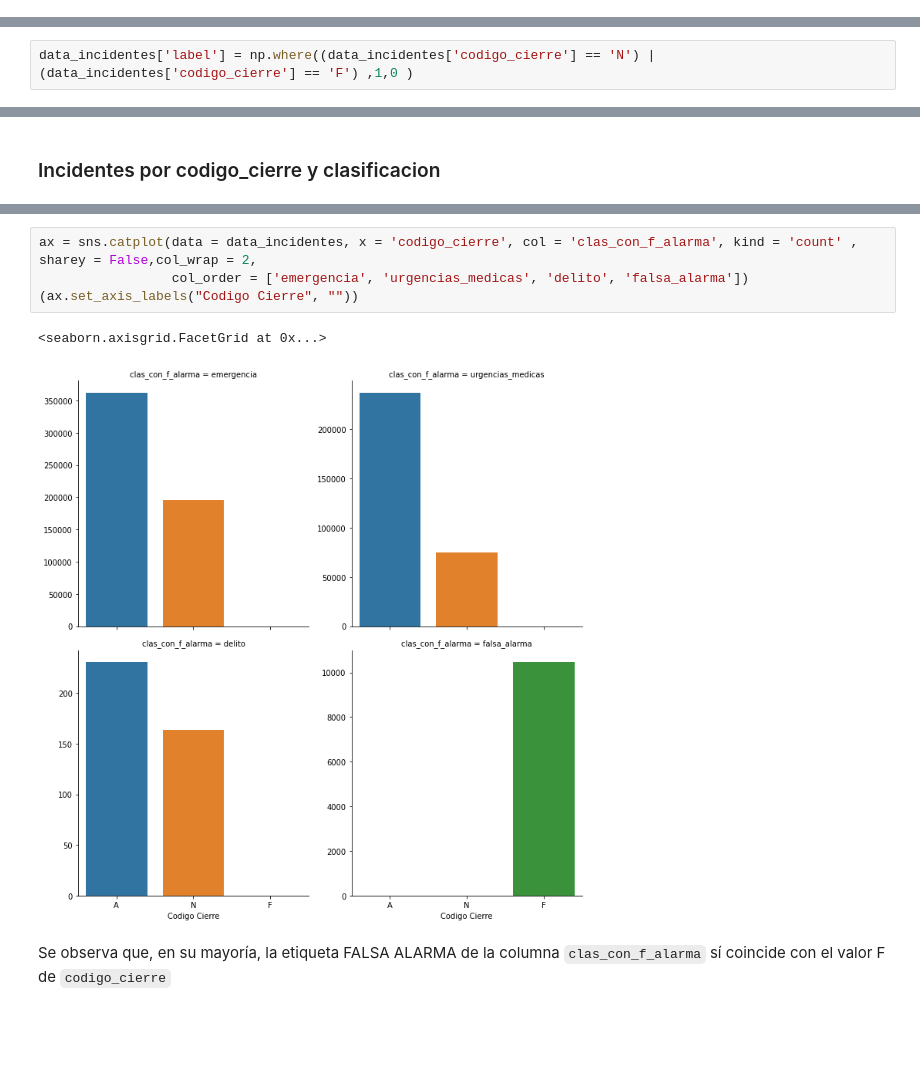
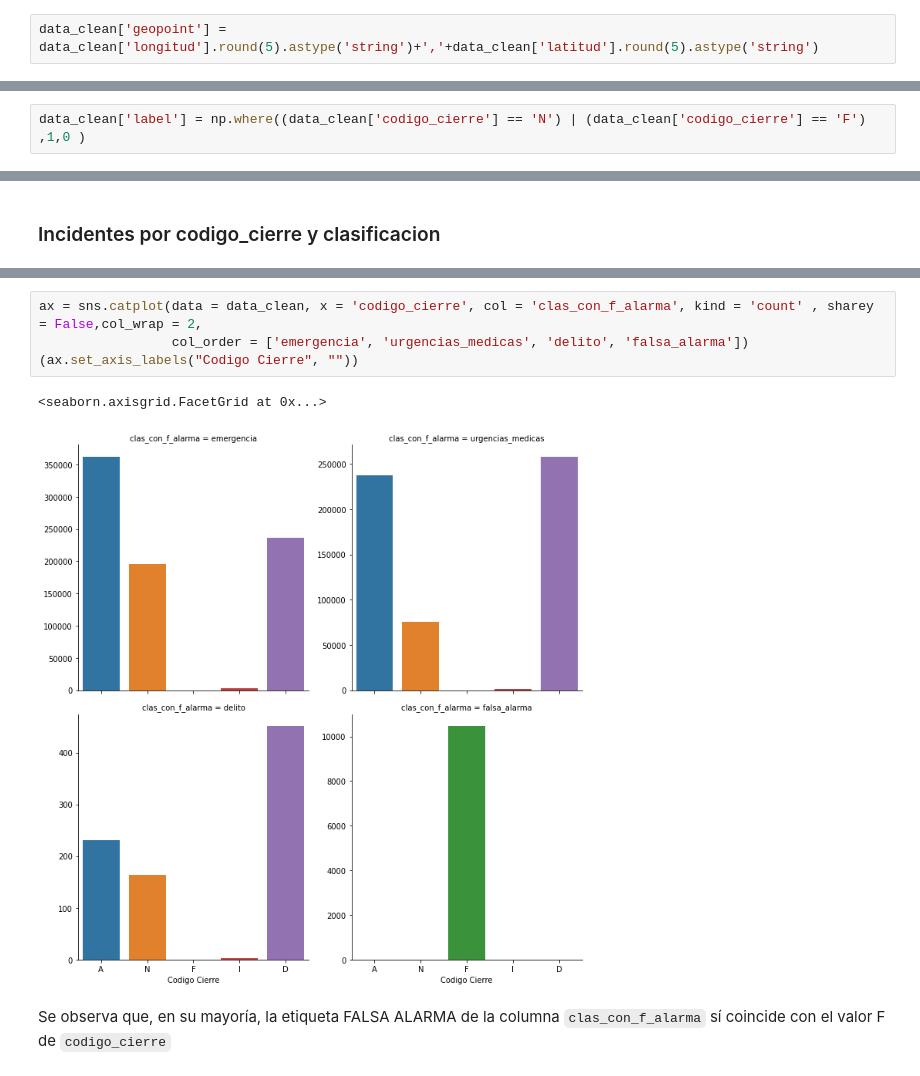
Before and after one commit to mhnk77/proyecto_1_E3_intro_ds, a Jupyter notebook: GEDA.ipynb, the cells around one changed output, grey strips where cells are left out. Saved outputs shown, nothing was run; the diff lists cells and outputs as text; blank space fills up the shorter version.

```diff
--- a/GEDA.ipynb
+++ b/GEDA.ipynb
@@ -26,3 +28,5 @@ data_clean['fecha_cierre'] = data_clean['dttm_cierre'].dt.floor('D')
+# %%
+data_clean['geopoint'] = data_clean['longitud'].round(5).astype('string')+','+data_clean['latitud'].round(5).astype('string')
 # %% [markdown]
 ### Cambiar a minúsculas las variables  `string`
 # %%
@@ -63,5 +48,5 @@ data_incidentes
 # %%
-data_incidentes['label'] = np.where((data_incidentes['codigo_cierre'] == 'N') | (data_incidentes['codigo_cierre'] == 'F') ,1,0 )
+data_clean['label'] = np.where((data_clean['codigo_cierre'] == 'N') | (data_clean['codigo_cierre'] == 'F') ,1,0 )
 # %% [markdown]
 Corroboramos que la columna label es correcta
 # %%
@@ -219,10 +289,10 @@ ax = sns.catplot(data = data_incidentes, x = 'codigo_cierre', col = 'clas_con_f_
 # %%
-ax = sns.catplot(data = data_incidentes, x = 'codigo_cierre', col = 'clas_con_f_alarma', kind = 'count' , sharey = False,col_wrap = 2,
+ax = sns.catplot(data = data_clean, x = 'codigo_cierre', col = 'clas_con_f_alarma', kind = 'count' , sharey = False,col_wrap = 2,
                  col_order = ['emergencia', 'urgencias_medicas', 'delito', 'falsa_alarma'])
 (ax.set_axis_labels("Codigo Cierre", ""))
 # %% [output]
 <seaborn.axisgrid.FacetGrid at 0x...>
-[figure, old version]
+[figure, new version]
 # %% [markdown]
 Se observa que, en su mayoría, la etiqueta FALSA ALARMA de la columna `clas_con_f_alarma` sí coincide con el valor F de `codigo_cierre`
 # %% [markdown]
```
Also changed, not shown: parts of 30 cells of this notebook.
